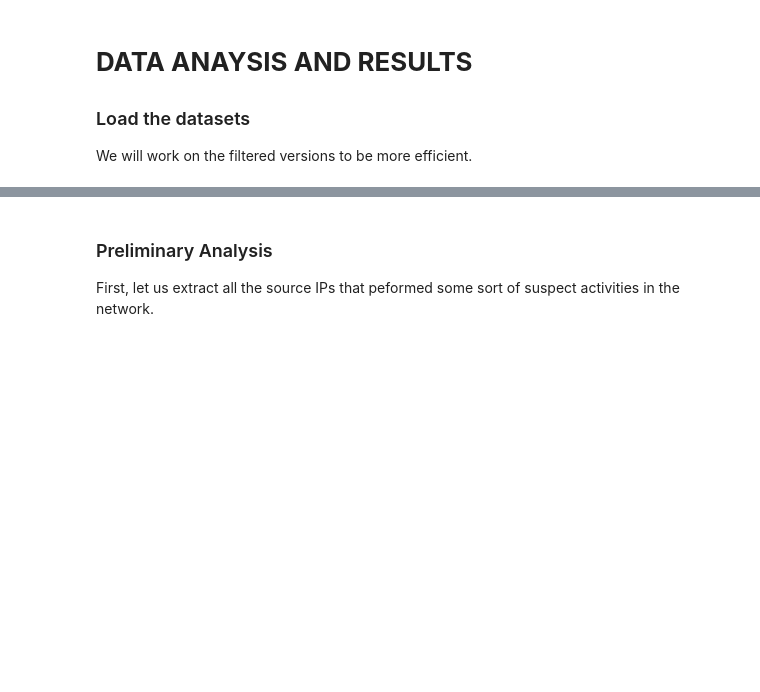
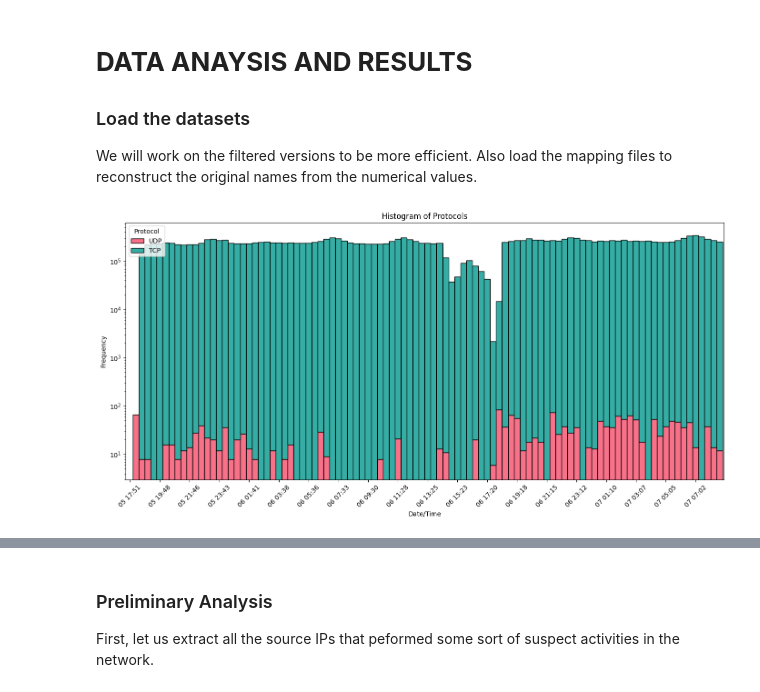
Before and after one commit to giorgiodaneri/HPDAV_project, a Jupyter notebook: server/analysis_results.ipynb, the cells around one changed output, grey strips where cells are left out. Saved outputs shown, nothing was run; the diff lists cells and outputs as text; code cells hidden in the pictures; blank space fills up the shorter version.

```diff
--- a/server/analysis_results.ipynb
+++ b/server/analysis_results.ipynb
@@ -1,7 +1,7 @@
 # %% [markdown]
 # **DATA ANAYSIS AND RESULTS**
 ### Load the datasets
-We will work on the filtered versions to be more efficient.
+We will work on the filtered versions to be more efficient. Also load the mapping files to reconstruct the original names from the numerical values.
 # %%
 import pandas as pd
 import seaborn as sns
@@ -14,0 +41,36 @@ data = pd.read_csv('../MC2-CSVFirewallandIDSlogs/IDS_global_filtered.csv')
+# %%
+filtered_protocols = data_firewall
+# Get the unique services
+unique_services = filtered_protocols['Protocol'].unique()
+# Assign a different color to each service
+colors = sns.color_palette('husl', len(unique_services))
+color_mapping = dict(zip(unique_services, colors))
+# Convert 'Date/time' to datetime
+filtered_protocols['Date/time'] = pd.to_datetime(data_firewall['Date/time'], format='%d %H:%M:%S')
+# Bin the data and prepare for stacking
+bins = pd.date_range(start=filtered_protocols['Date/time'].min(),
+                     end=filtered_protocols['Date/time'].max(),
+                     periods=101)
+stacked_data = {
+    service: pd.cut(filtered_protocols[filtered_protocols['Protocol'] == service]['Date/time'], bins=bins).value_counts(sort=False)
+    for service in unique_services
+}
+
+# Create a DataFrame for the stacked data
+stacked_df = pd.DataFrame(stacked_data, index=bins[:-1]).fillna(0)
+
+# Plot the stacked histogram
+plt.figure(figsize=(14, 7))
+stacked_df.plot(kind='bar', stacked=True, color=[color_mapping[service] for service in unique_services], edgecolor='black', width=1, ax=plt.gca())
+
+plt.xlabel('Date/Time')
+plt.ylabel('Frequency')
+plt.yscale('log')
+plt.title('Histogram of Protocols')
+# build a legend so that for the value 0 TCP is shown, for value 1 UDP is shown
+plt.legend(title='Protocol', labels=['UDP', 'TCP'])
+plt.xticks(ticks=range(0, len(bins)-1, max(1, len(bins)//20)), labels=[bin.strftime('%d %H:%M') for bin in bins[:-1]][::max(1, len(bins)//20)], rotation=45)
+plt.tight_layout()
+plt.show()
+# %% [output]
+[figure, added]
```
Also changed, not shown: parts of 28 cells of this notebook, 11 other files.
